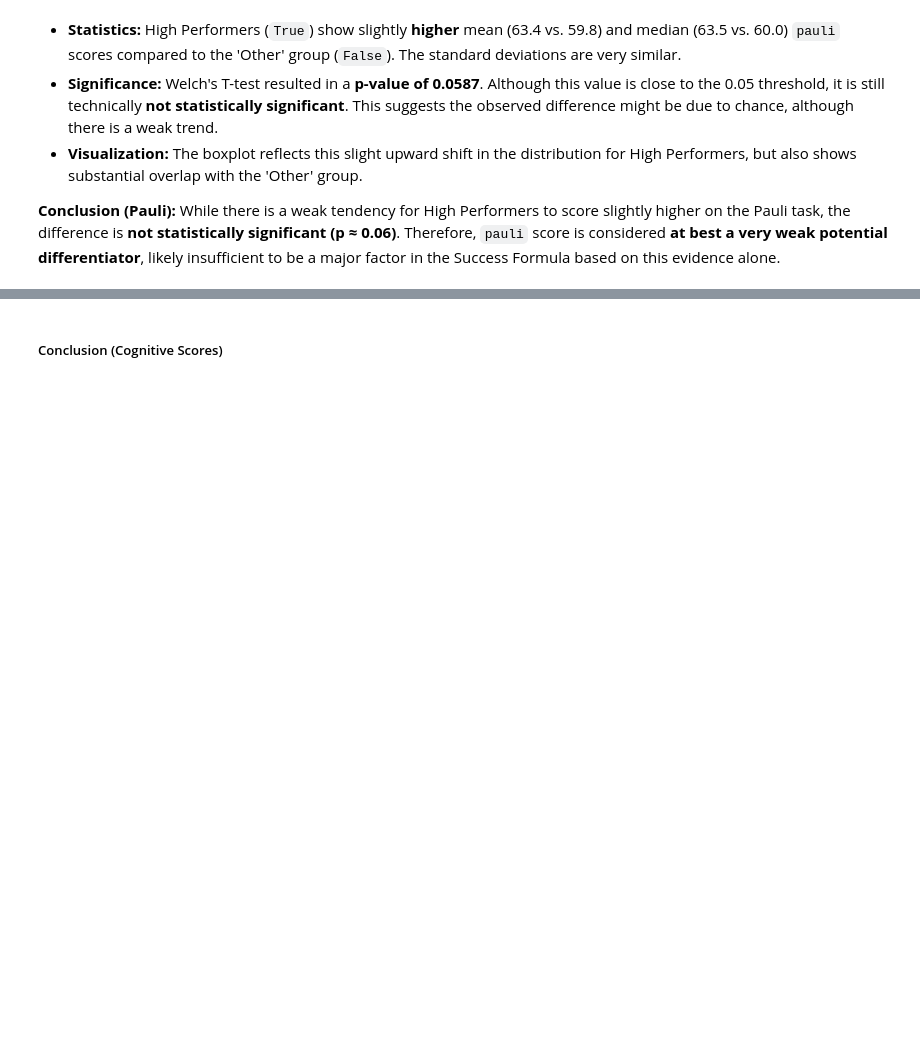
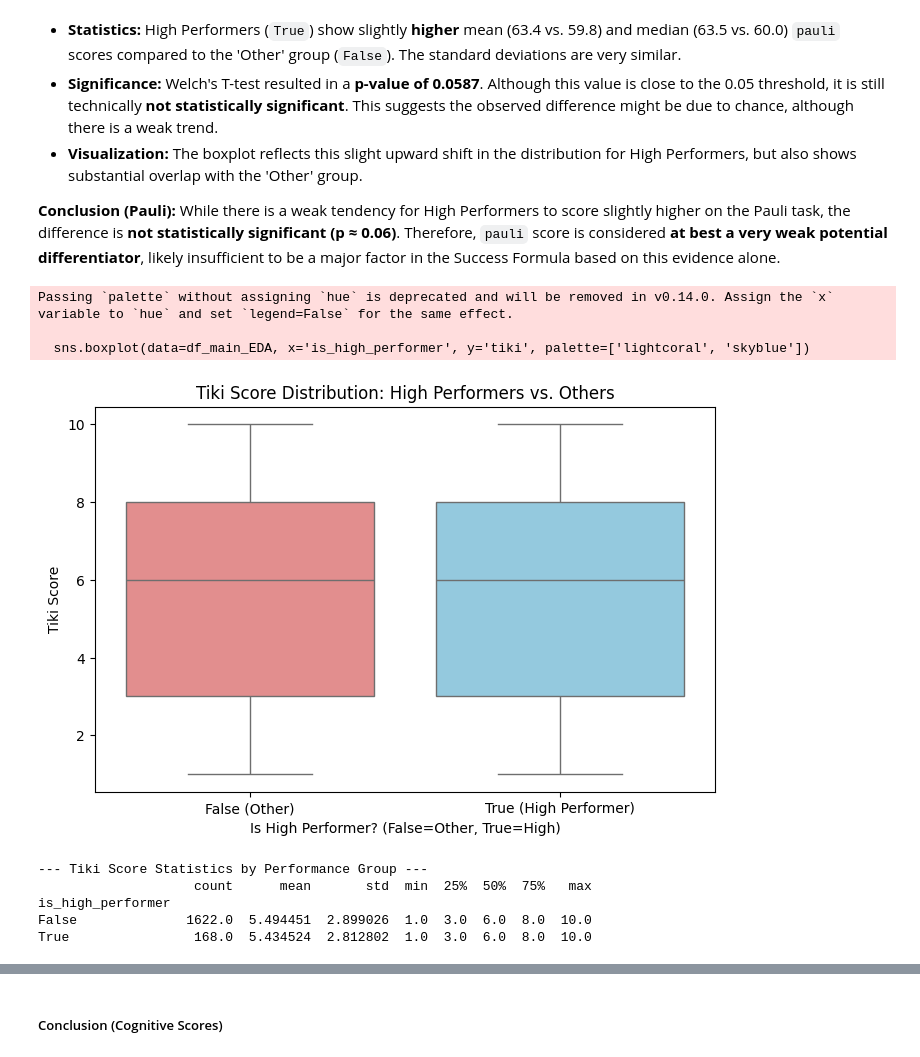
Before and after one commit to fbudimannn/talent-intelligence-system, a Jupyter notebook: 1_analysis/data_exploration.ipynb, the cells around one changed output, grey strips where cells are left out. Cells and saved outputs as stored; diff of their text form; code cells hidden in the pictures; blank space fills up the shorter version.

```diff
--- a/1_analysis/data_exploration.ipynb
+++ b/1_analysis/data_exploration.ipynb
@@ -2451,3 +2451,28 @@ The difference in mean Pauli Score is not statistically significant (p >= 0.05).
 * **Visualization:** The boxplot reflects this slight upward shift in the distribution for High Performers, but also shows substantial overlap with the 'Other' group.
 
 **Conclusion (Pauli):** While there is a weak tendency for High Performers to score slightly higher on the Pauli task, the difference is **not statistically significant (p ≈ 0.06)**. Therefore, `pauli` score is considered **at best a very weak potential differentiator**, likely insufficient to be a major factor in the Success Formula based on this evidence alone.
+# %%
+# Cognitive Score - tiki
+
+# --- Boxplot Comparison ---
+plt.figure(figsize=(8, 5))
+sns.boxplot(data=df_main_EDA, x='is_high_performer', y='tiki', palette=['lightcoral', 'skyblue'])
+plt.title('Tiki Score Distribution: High Performers vs. Others')
+plt.xlabel('Is High Performer? (False=Other, True=High)')
+plt.ylabel('Tiki Score')
+plt.xticks([0, 1], ['False (Other)', 'True (High Performer)'])
+plt.show()
+
+# --- Descriptive Statistics ---
+print("\n--- Tiki Score Statistics by Performance Group ---")
+print(df_main_EDA.groupby('is_high_performer')['tiki'].describe())
+# %% [output]
+Passing `palette` without assigning `hue` is deprecated and will be removed in v0.14.0. Assign the `x` variable to `hue` and set `legend=False` for the same effect.
+
+  sns.boxplot(data=df_main_EDA, x='is_high_performer', y='tiki', palette=['lightcoral', 'skyblue'])
+[figure, added]
+--- Tiki Score Statistics by Performance Group ---
+                    count      mean       std  min  25%  50%  75%   max
+is_high_performer
+False              1622.0  5.494451  2.899026  1.0  3.0  6.0  8.0  10.0
+True                168.0  5.434524  2.812802  1.0  3.0  6.0  8.0  10.0
```
Also changed, not shown: parts of 8 cells of this notebook.
